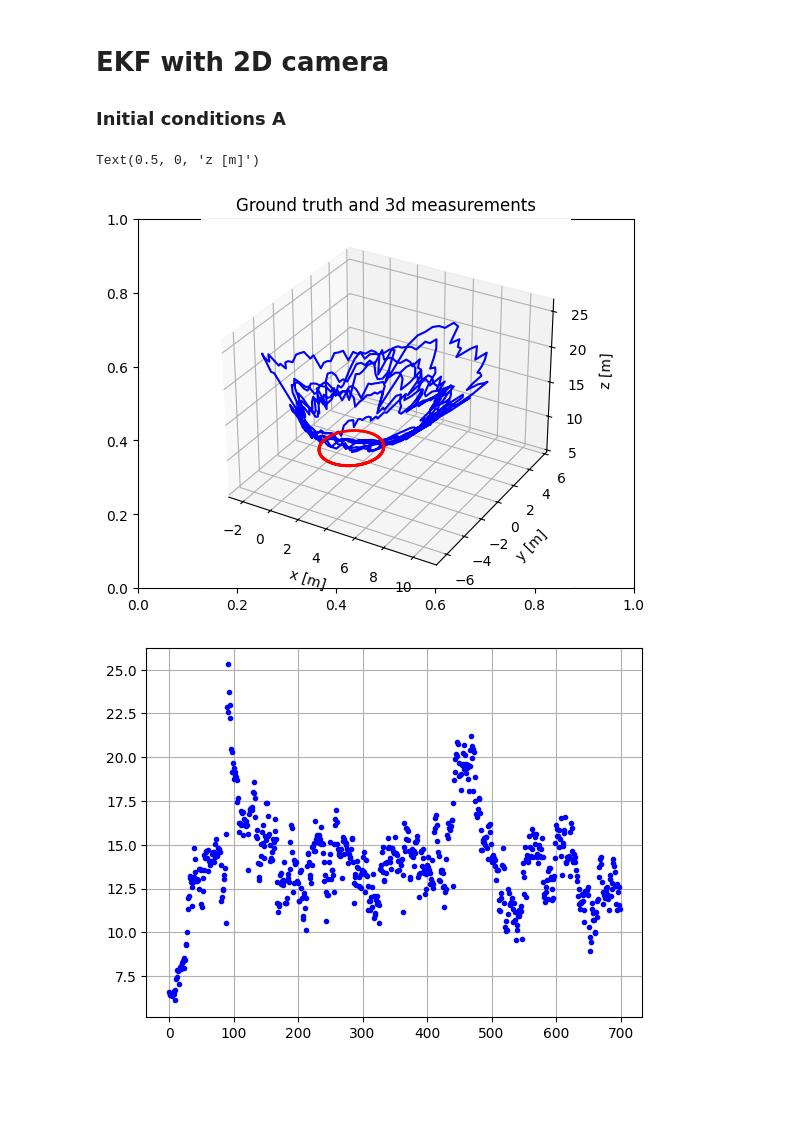
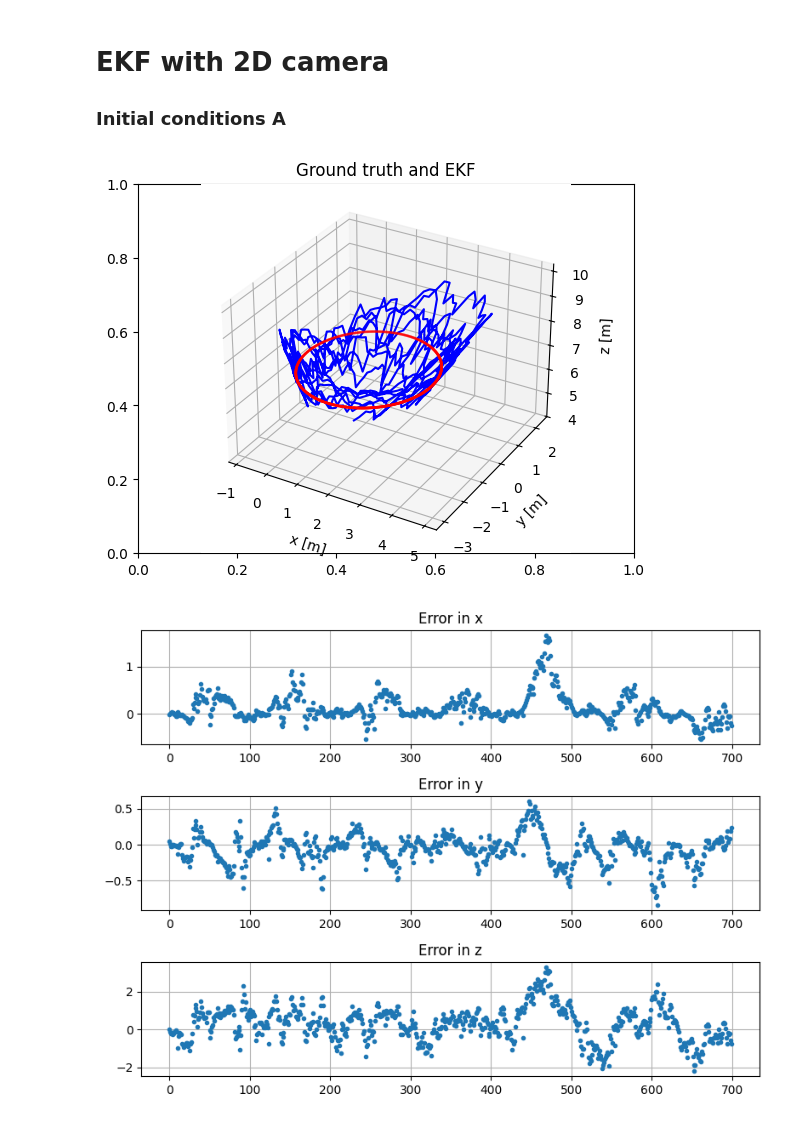
Before and after one commit to Fobi-02/DLR_estimation_challenge, a Jupyter notebook: camera_sensor.ipynb, the cells around one changed output. Saved outputs shown, nothing was run; the diff lists cells and outputs as text; code cells hidden in the pictures; blank space fills up the shorter version.

```diff
--- a/camera_sensor.ipynb
+++ b/camera_sensor.ipynb
@@ -29,27 +30,41 @@ x = np.array([-0.7, -0.3, 6.6, 0, 0, 0])
 x_EKF_A = np.zeros((np.size(camera_sensor[:,0]), conf.nx))
 for i in range(np.size(camera_sensor[:,0])):
     # prediction step
-    x, P = EKF.prediction(x, conf.A1, P, conf.Q1)
+    x, P = EKF.prediction(x, conf.A2, P, conf.Q2)
     # update step
     x, P = EKF.update(x, camera_sensor[i,:], conf.h2, conf.H2, P, conf.R2, conf.nx)
     # storing the result
     x_EKF_A[i, :] = x
 
+# 3D plot
 fig = plt.figure()
-plt.title("Ground truth and 3d measurements")
+plt.title("Ground truth and EKF")
 ax = fig.add_subplot(111, projection="3d")
 ax.scatter(ground_truth[:,0],ground_truth[:,1],ground_truth[:,2], s=1, color='red')
 ax.plot(x_EKF_A[:,0],x_EKF_A[:,1],x_EKF_A[:,2], color='blue')
 ax.set_xlabel("x [m]")
 ax.set_ylabel("y [m]")
 ax.set_zlabel("z [m]")
+plt.show()
 # %% [output]
-Text(0.5, 0, 'z [m]')
-[figure, old version]
+[figure, new version]
 # %%
-plt.figure()
-plt.plot(x_EKF_A[:,2], '.', color='blue')
-plt.grid()
+# plot of the estimation error
+fig, ax = plt.subplots(3, 1, figsize=(8, 6))
+
+ax[0].plot(x_EKF_A[:,0]-ground_truth[:,0],'.')
+ax[0].set_title("Error in x")
+ax[0].grid()
+
+ax[1].plot(x_EKF_A[:,1]-ground_truth[:,1],'.')
+ax[1].set_title("Error in y")
+ax[1].grid()
+
+ax[2].plot(x_EKF_A[:,2]-ground_truth[:,2],'.')
+ax[2].set_title("Error in z")
+ax[2].grid()
+
+plt.tight_layout()
 plt.show()
 # %% [output]
-[figure, old version]
+[figure, new version]
```
Also changed, not shown: parts of 4 cells of this notebook, 3 other files.
